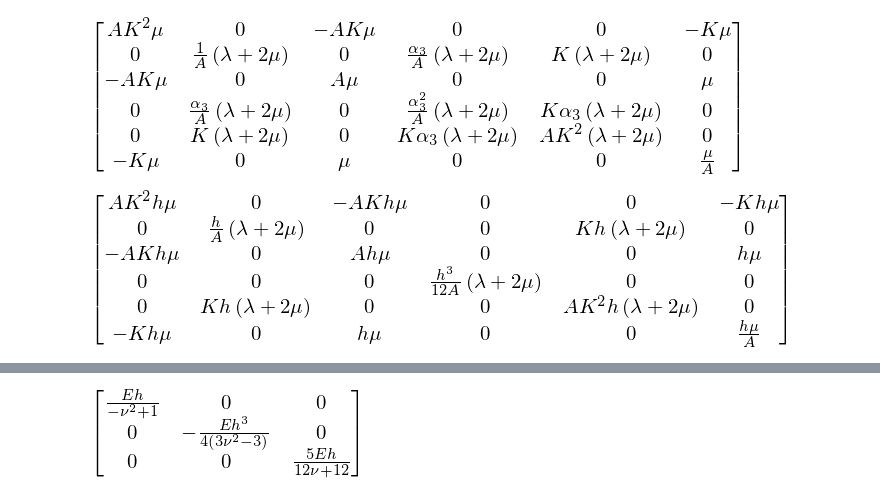
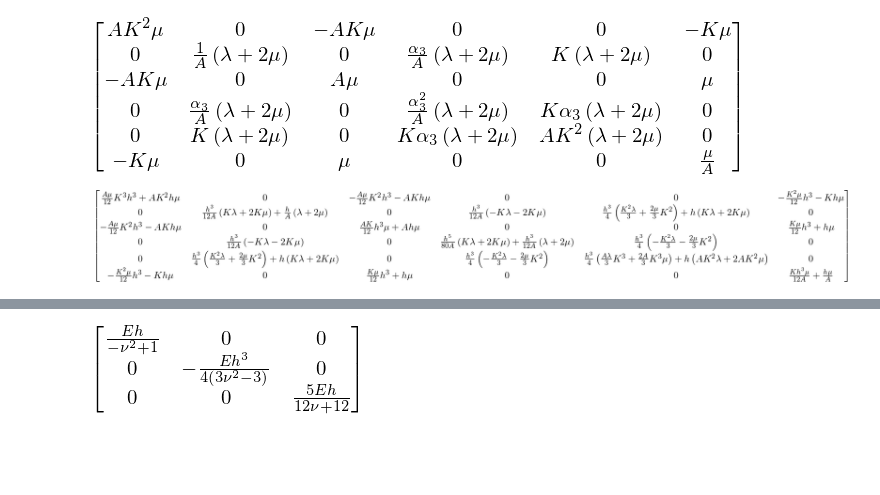
Before and after one commit to tarashor/vibrations, a Jupyter notebook: py/notebooks/LinearSolShellsFEM.ipynb, the cells around one changed output, grey strips where cells are left out. Drawn from its saved outputs; the diff is of its cells as text; code cells hidden in the pictures; blank space fills up the shorter version.

```diff
--- a/py/notebooks/LinearSolShellsFEM.ipynb
+++ b/py/notebooks/LinearSolShellsFEM.ipynb
@@ -116,10 +116,10 @@ S
 [figure]
 # %%
 h=Symbol('h')
-S_in = integrate(S,(alpha3, -h/2, h/2))
+S_in = integrate(S*(1-alpha3*K+(alpha3**2)*K),(alpha3, -h/2, h/2))
 S_in
 # %% [output]
-[figure, old version]
+[figure, new version]
 # %%
 E,nu=symbols('E nu')
 lambda_elastic=E*nu/((1+nu)*(1-2*nu))
```
Also changed, not shown: parts of 4 cells of this notebook.
